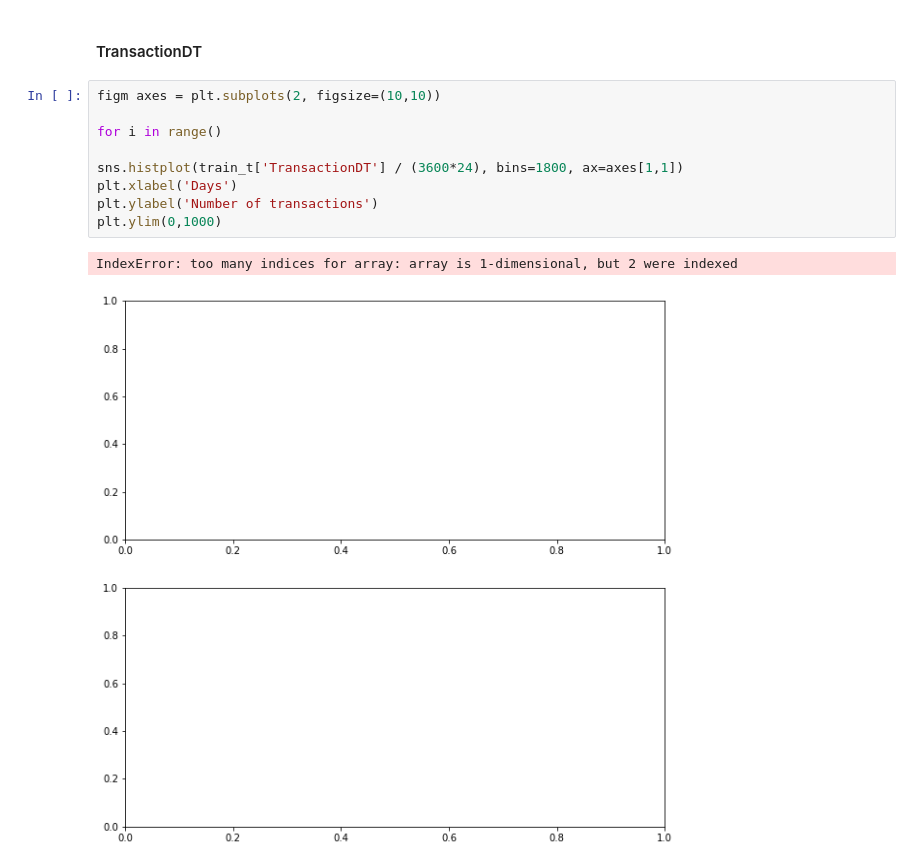
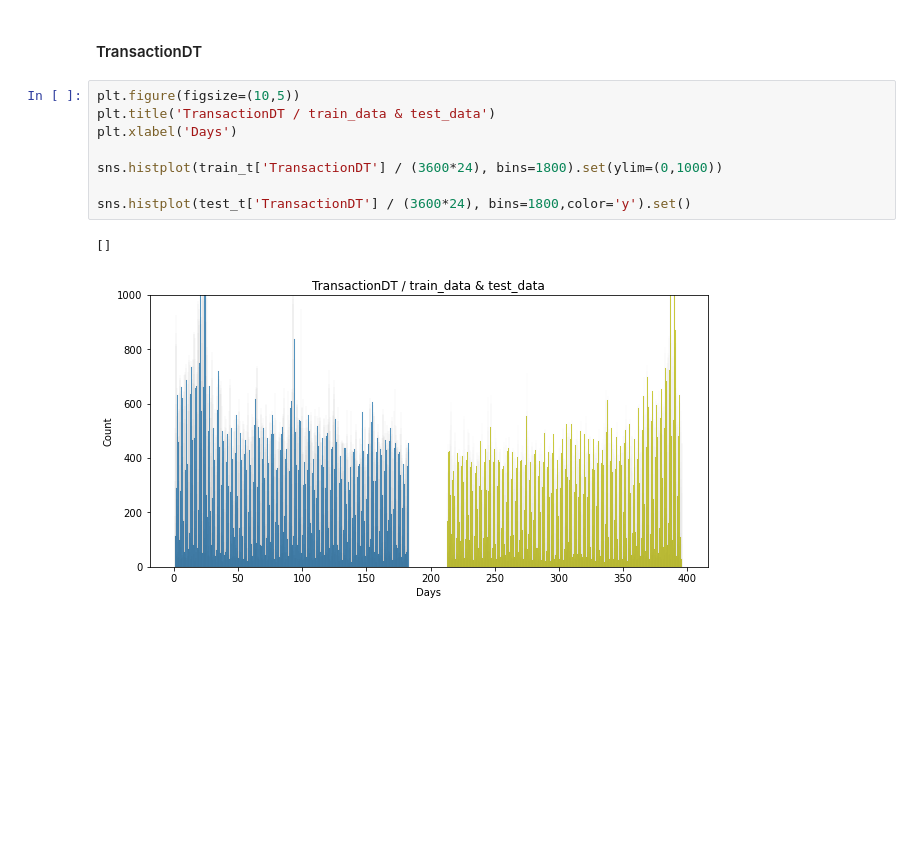
Before and after one commit to 592k/Mini_project-modeling, a Jupyter notebook: src/EDA.ipynb, the cells around one changed output. Saved outputs shown, nothing was run; the diff lists cells and outputs as text; blank space fills up the shorter version.

```diff
--- a/src/EDA.ipynb
+++ b/src/EDA.ipynb
@@ -42,15 +292,14 @@ train_m = pd.merge(train_t, train_i, how='left', on='TransactionID')
 ### Transaction Table
 # %% [markdown]
 #### TransactionDT
-# %%
-figm axes = plt.subplots(2, figsize=(10,10))
-
-for i in range()
-
-sns.histplot(train_t['TransactionDT'] / (3600*24), bins=1800, ax=axes[1,1])
-plt.xlabel('Days')
-plt.ylabel('Number of transactions')
-plt.ylim(0,1000)
-# %% [output]
-IndexError: too many indices for array: array is 1-dimensional, but 2 were indexed
-[figure, removed]
+# %%
+plt.figure(figsize=(10,5))
+plt.title('TransactionDT / train_data & test_data')
+plt.xlabel('Days')
+
+sns.histplot(train_t['TransactionDT'] / (3600*24), bins=1800).set(ylim=(0,1000))
+
+sns.histplot(test_t['TransactionDT'] / (3600*24), bins=1800,color='y').set()
+# %% [output]
+[]
+[figure, added]
```
Also changed, not shown: parts of 34 cells of this notebook.
